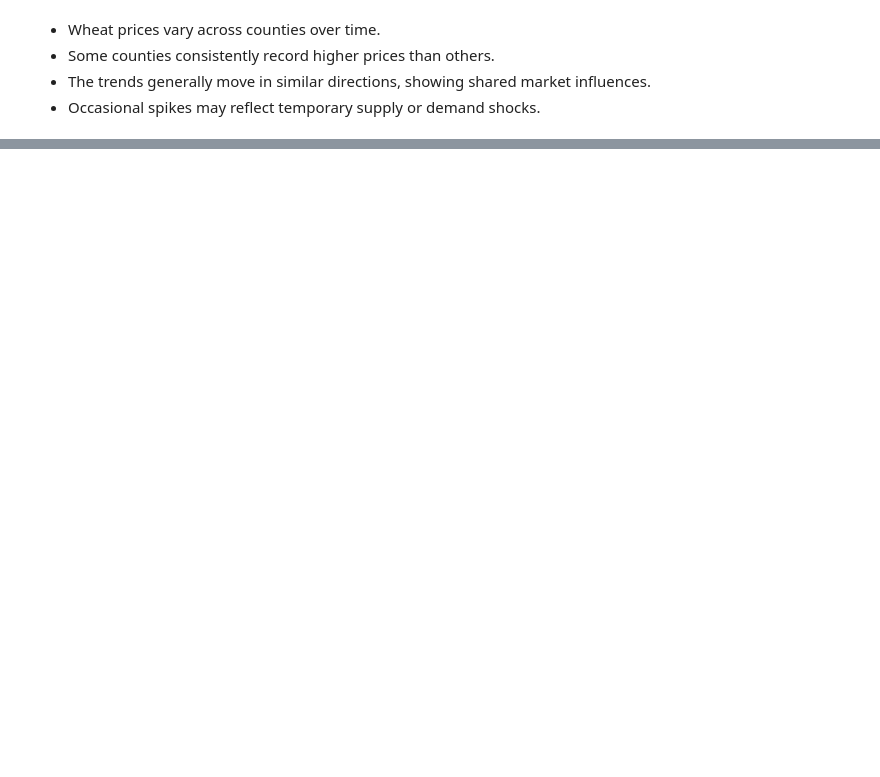
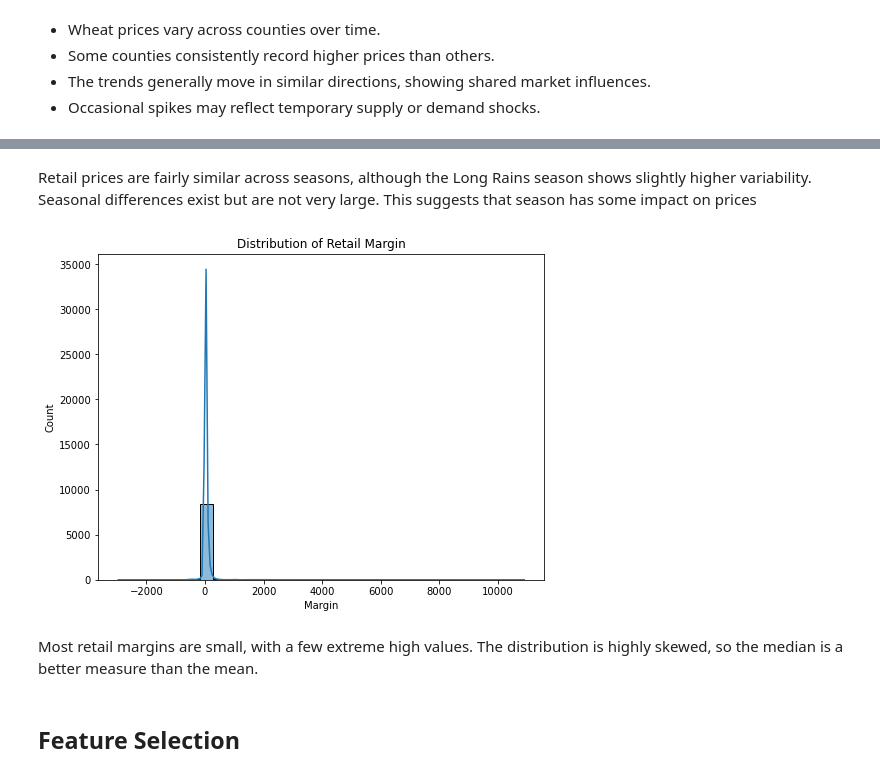
Before and after one commit to Victor-Mufasa/Agricultural-Commodity-Price-Forecasting, a Jupyter notebook: notebook/Maureen.ipynb, the cells around one changed output, grey strips where cells are left out. Cells and saved outputs as stored; diff of their text form; code cells hidden in the pictures; blank space fills up the shorter version.

```diff
--- a/notebook/Maureen.ipynb
+++ b/notebook/Maureen.ipynb
@@ -442,0 +568,14 @@ plt.show()
+# %% [markdown]
+Retail prices are fairly similar across seasons, although the Long Rains season shows slightly higher variability. Seasonal differences exist but are not very large. This suggests that season has some impact on prices
+# %%
+# Distribution of Retail Margin
+plt.figure(figsize=(8,6))
+sns.histplot(df_model['Margin'], bins=30, kde=True)
+plt.title("Distribution of Retail Margin")
+plt.show()
+# %% [output]
+[figure, added]
+# %% [markdown]
+Most retail margins are small, with a few extreme high values. The distribution is highly skewed, so the median is a better measure than the mean.
+# %% [markdown]
+## Feature Selection
```
Also changed, not shown: parts of 40 cells of this notebook.
